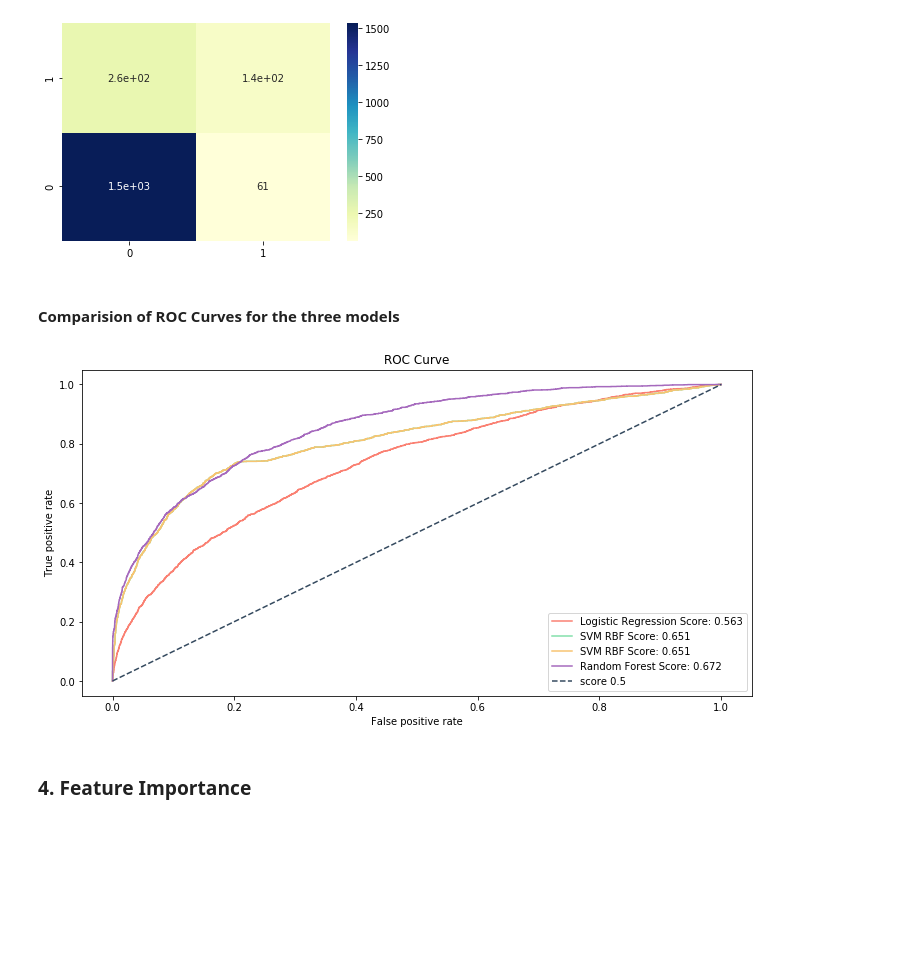
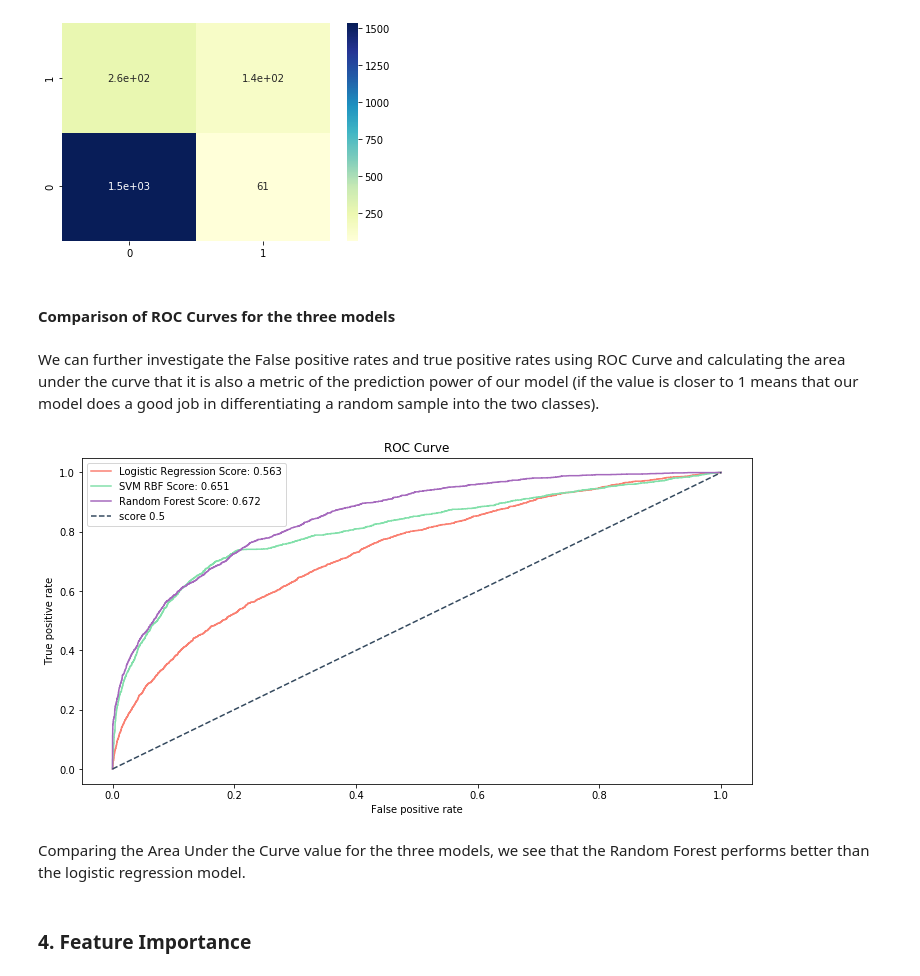
Before and after one commit to ugis22/churn_model, a Jupyter notebook: churn_analysis.ipynb, the cells around one changed output. Saved outputs shown, nothing was run; the diff lists cells and outputs as text; code cells hidden in the pictures; blank space fills up the shorter version.

```diff
--- a/churn_analysis.ipynb
+++ b/churn_analysis.ipynb
@@ -763,7 +763,9 @@ get_confusion_matrix(y_test, rf_predict_test)
 # %% [output]
 [figure]
 # %% [markdown]
-#### Comparision of ROC Curves for the three models
+#### Comparison of ROC Curves for the three models
+# %% [markdown]
+We can further investigate the False positive rates and true positive rates using ROC Curve and calculating the area under the curve that it is also a metric of the prediction power of our model (if the value is closer to 1 means that our model does a good job in differentiating a random sample into the two classes).
 # %%
 auc_log, fpr_log, tpr_log = get_scores(y, best_log_estimator.predict(x), best_log_estimator.predict_proba(x)[:,1])
 auc_svm, fpr_svm, tpr_svm = get_scores(y, best_svm_estimator.predict(x), best_svm_estimator.predict_proba(x)[:,1])
@@ -771,17 +773,18 @@ auc_rf, fpr_rf, tpr_rf = get_scores(y, best_rf_estimator.predict(x), best_rf_est
 # %%
 plt.figure(figsize = (12,6), linewidth= 1)
 plt.plot(fpr_log, tpr_log, label = f'Logistic Regression Score: {str(round(auc_log, 3))}', color='#FA8072')
 plt.plot(fpr_svm, tpr_svm, label = f'SVM RBF Score: {str(round(auc_svm, 3))}', color='#82E0AA')
-plt.plot(fpr_svm, tpr_svm, label = f'SVM RBF Score: {str(round(auc_svm, 3))}', color='#F8C471')
 plt.plot(fpr_rf, tpr_rf, label = f'Random Forest Score: {str(round(auc_rf, 3))}', color='#A569BD')
 plt.plot([0,1], [0,1], '--', label = 'score 0.5', color='#34495E')
 plt.xlabel('False positive rate')
 plt.ylabel('True positive rate')
 plt.title('ROC Curve')
 plt.legend(loc='best')
 plt.show()
 # %% [output]
-[figure, old version]
+[figure, new version]
+# %% [markdown]
+Comparing the Area Under the Curve value for the three models, we see that the Random Forest performs better than the logistic regression model.
 # %% [markdown]
 ### 4. Feature Importance
 # %%
```
Also changed, not shown: parts of 1 cell of this notebook.
